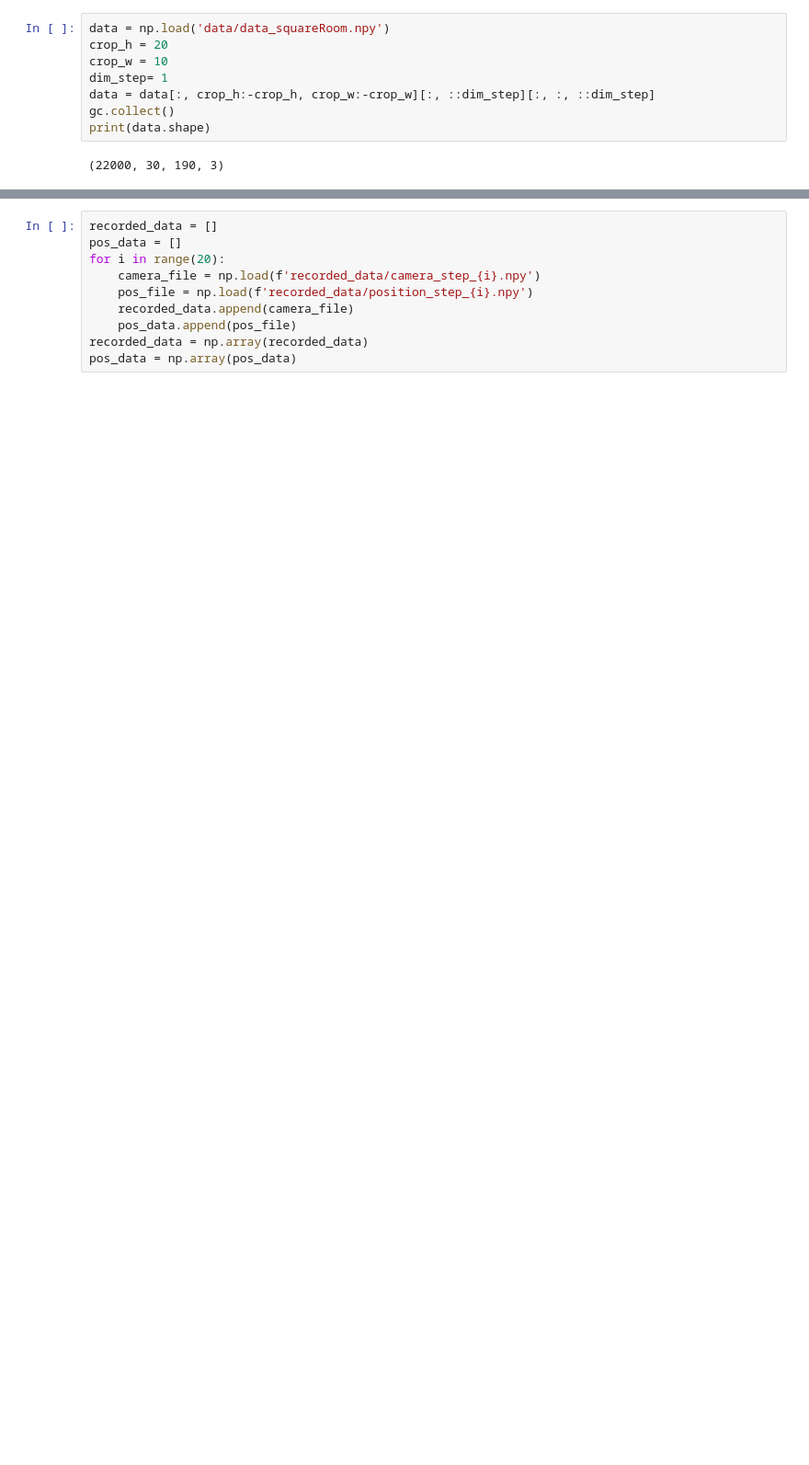
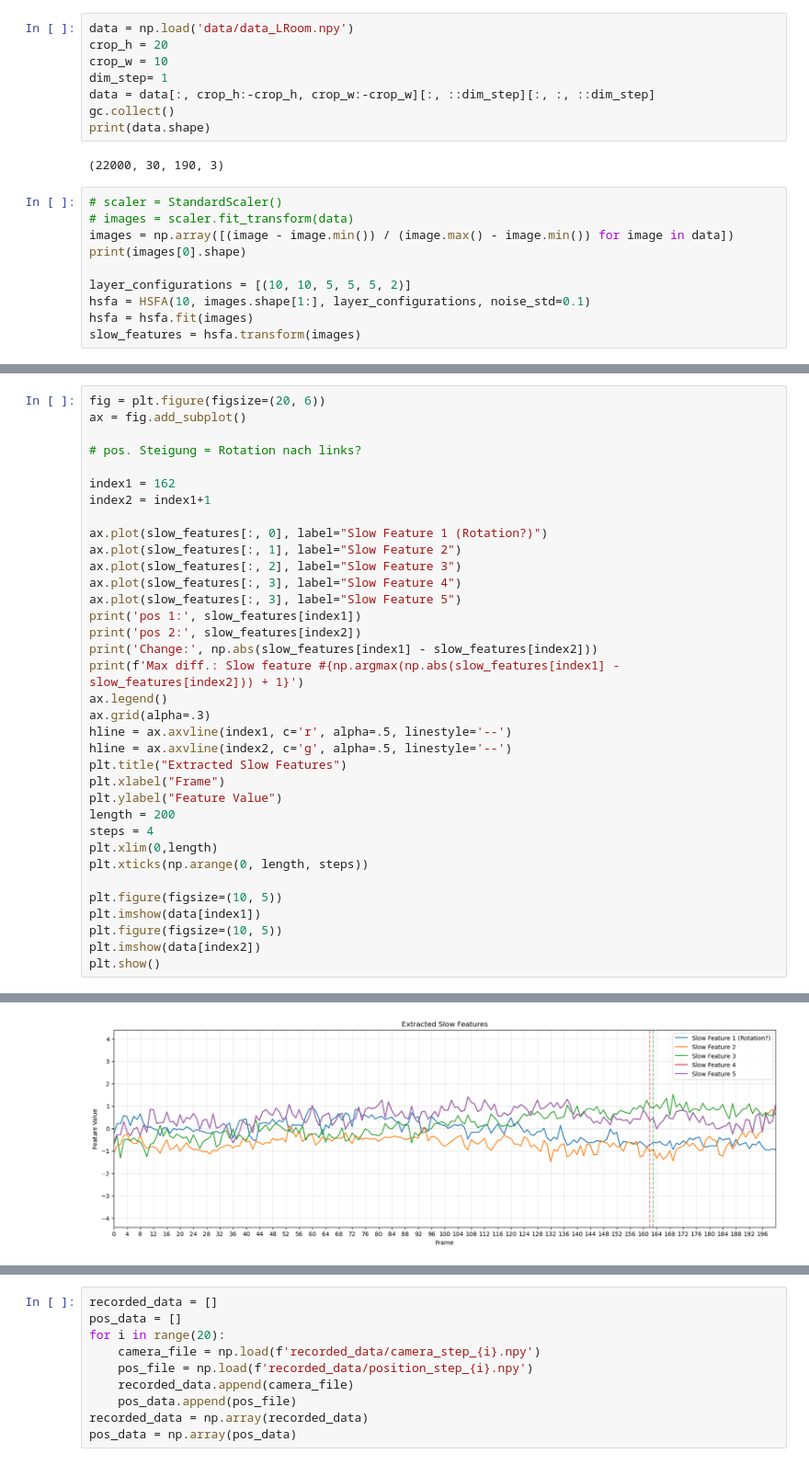
Before and after one commit to PplaysMine/unsupervisedLearning, a Jupyter notebook: keeping_it_clean/main.ipynb, the cells around one changed output, grey strips where cells are left out. Shown at 92% size. Saved outputs shown, nothing was run; the diff lists cells and outputs as text; blank space fills up the shorter version.

```diff
--- a/keeping_it_clean/main.ipynb
+++ b/keeping_it_clean/main.ipynb
@@ -4,7 +4,7 @@ import gc
 import matplotlib.pyplot as plt
 from sklearn_sfa_master.sksfa import HSFA
 # %%
-data = np.load('data/data_squareRoom.npy')
+data = np.load('data/data_LRoom.npy')
 crop_h = 20
 crop_w = 10
 dim_step= 1
@@ -13,3 +13,13 @@ gc.collect()
 print(data.shape)
 # %% [output]
 (22000, 30, 190, 3)
+# %%
+# scaler = StandardScaler()
+# images = scaler.fit_transform(data)
+images = np.array([(image - image.min()) / (image.max() - image.min()) for image in data])
+print(images[0].shape)
+
+layer_configurations = [(10, 10, 5, 5, 5, 2)]
+hsfa = HSFA(10, images.shape[1:], layer_configurations, noise_std=0.1)
+hsfa = hsfa.fit(images)
+slow_features = hsfa.transform(images)
@@ -15,0 +28,36 @@ print(data.shape)
+# %%
+fig = plt.figure(figsize=(20, 6))
+ax = fig.add_subplot()
+
+# pos. Steigung = Rotation nach links?
+
+index1 = 162
+index2 = index1+1
+
+ax.plot(slow_features[:, 0], label="Slow Feature 1 (Rotation?)")
+ax.plot(slow_features[:, 1], label="Slow Feature 2")
+ax.plot(slow_features[:, 2], label="Slow Feature 3")
+ax.plot(slow_features[:, 3], label="Slow Feature 4")
+ax.plot(slow_features[:, 3], label="Slow Feature 5")
+print('pos 1:', slow_features[index1])
+print('pos 2:', slow_features[index2])
+print('Change:', np.abs(slow_features[index1] - slow_features[index2]))
+print(f'Max diff.: Slow feature #{np.argmax(np.abs(slow_features[index1] - slow_features[index2])) + 1}')
+ax.legend()
+ax.grid(alpha=.3)
+hline = ax.axvline(index1, c='r', alpha=.5, linestyle='--')
+hline = ax.axvline(index2, c='g', alpha=.5, linestyle='--')
+plt.title("Extracted Slow Features")
+plt.xlabel("Frame")
+plt.ylabel("Feature Value")
+length = 200
+steps = 4
+plt.xlim(0,length)
+plt.xticks(np.arange(0, length, steps))
+
+plt.figure(figsize=(10, 5))
+plt.imshow(data[index1])
+plt.figure(figsize=(10, 5))
+plt.imshow(data[index2])
+plt.show()
+# %% [output]
@@ -15,0 +71 @@ print(data.shape)
+[figure, added]
```
Also changed, not shown: parts of 9 cells of this notebook, 1 other file.
